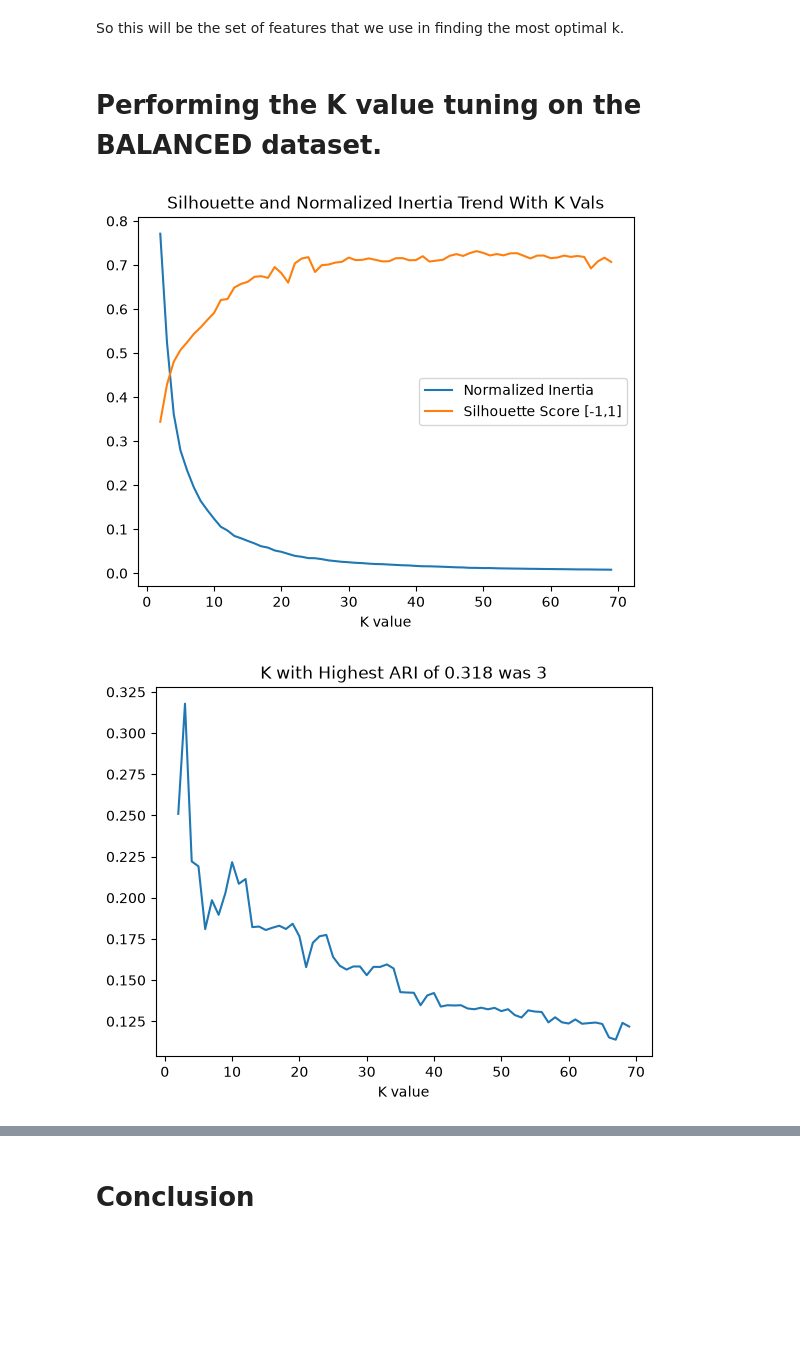
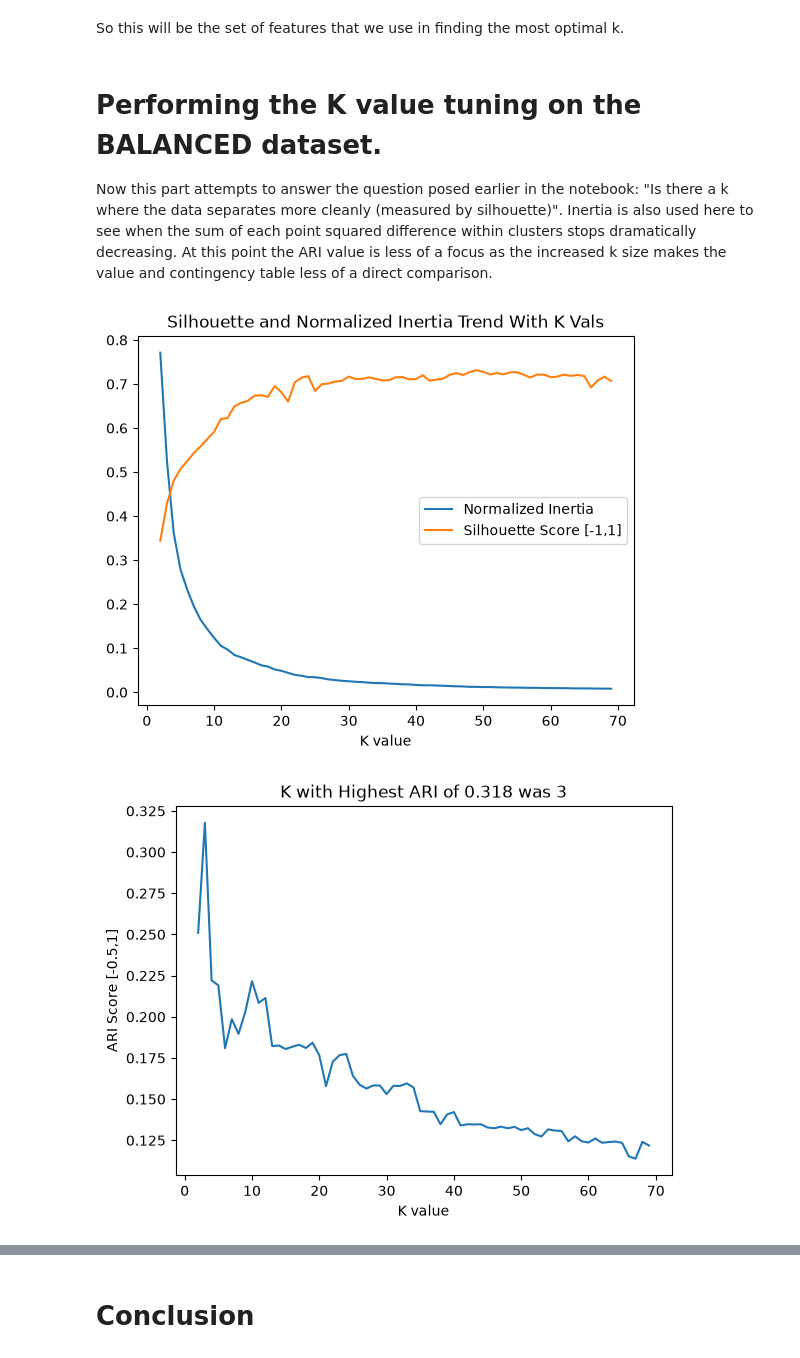
Before and after one commit to Bockslunch/CSCI5502_Taylor_Echeverry_Garfield, a Jupyter notebook: notebooks/03-kmeans-clustering.ipynb, the cells around one changed output, grey strips where cells are left out. Drawn from its saved outputs; the diff is of its cells as text; code cells hidden in the pictures; blank space fills up the shorter version.

Commit message:
Added deep explinations to each output.

```diff
--- a/notebooks/03-kmeans-clustering.ipynb
+++ b/notebooks/03-kmeans-clustering.ipynb
@@ -285,9 +285,9 @@ def perform_clustering_exp(clust_df,expected_groups,scatter_plot_hues,n_clust=4,
         display(most_frequent_per_clust)
 
     # Normalize the inertia down to a more intelligible value.
-    possible_sum_squares = clust_df.shape[0]*(len(balanced_df.columns)-1)
+    possible_sum_squares = clust_df.shape[0]*(len(clust_df.columns)-1)
     # Finally return some key metrics.
-    return((kmeans_alg.inertia_/possible_sum_squares),sil_score,ari)
+    return((kmeans_alg.inertia_/possible_sum_squares),sil_score,ari,kmeans_alg.labels_)
 # %% [markdown]
 ## Now before we proceed any further it is helpful to actually write down and note what all the formulas we are using mean.
 
@@ -417,6 +444,8 @@ reduced_cols_clust_df.head(5)
 So this will be the set of features that we use in finding the most optimal k.
 # %% [markdown]
 # Performing the K value tuning on the BALANCED dataset.
+
+Now this part attempts to answer the question posed earlier in the notebook: "Is there a k where the data separates more cleanly (measured by silhouette)". Inertia is also used here to see when the sum of each point squared difference within clusters stops dramatically decreasing. At this point the ARI value is less of a focus as the increased k size makes the value and contingency table less of a direct comparison.
 # %%
 # First define the required color paldet though we will not use it here.
 hues_dict = {"0": "#d62728", "1": "#1f77b4", "2": "#2ca070", "3": "#9c1ec9","4": "#E5C2D0"}
@@ -429,29 +458,23 @@ if balance_df is None:
     print("Balancing the DF failed!!")
 else:
     for k in tqdm(k_searches):
-        intertia_curr, sil_score_curr, ari_curr = perform_clustering_exp(balanced_df,expected_groups,hues_dict,perform_pca=False,show_pcm_vis=False,show_cross_tab=False,n_clust=k)
+        intertia_curr, sil_score_curr, ari_curr, _ = perform_clustering_exp(balanced_df,expected_groups,hues_dict,perform_pca=False,show_pcm_vis=False,show_cross_tab=False,n_clust=k)
         scores.append([intertia_curr, sil_score_curr, ari_curr])
 
 scores = np.array(scores)
 # %%
 plt.plot(k_searches ,(scores[:,0]),label="Normalized Inertia")
-#plt.title(f"K with lowest Inertia of {(scores[:,0].min()):.3f} was {k_searches[scores[:,0].argmin()]}")
-#plt.xlabel("K value")
-#plt.ylabel("Inertia Score")
-
 plt.plot(k_searches , scores[:,1],label="Silhouette Score [-1,1]")
-#plt.title(f"K with Highest Silhouette of {scores[:,1].max():.3f} was {k_searches[np.abs(scores[:,1]).argmax()]}")
 plt.xlabel("K value")
-#plt.ylabel("Silhouette Score [-1,1]")
 plt.title("Silhouette and Normalized Inertia Trend With K Vals")
 plt.legend()
 plt.show()
 
 sns.lineplot(x = k_searches , y=scores[:,2])
 plt.title(f"K with Highest ARI of {scores[:,2].max():.3f} was {k_searches[scores[:,2].argmax()]}")
 plt.xlabel("K value")
-#plt.ylabel("ARI Score [-0.5,1]")
+plt.ylabel("ARI Score [-0.5,1]")
 plt.show()
 # %% [output]
 [figure]
-[figure, old version]
+[figure, new version]
```
Also changed, not shown: parts of 20 cells of this notebook.
